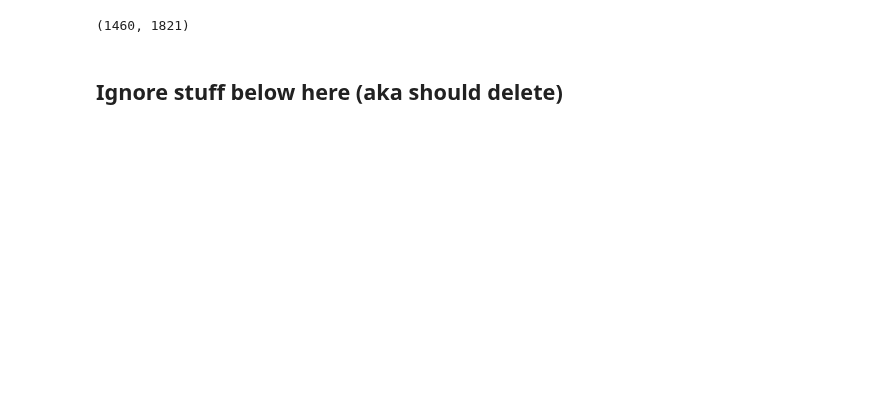
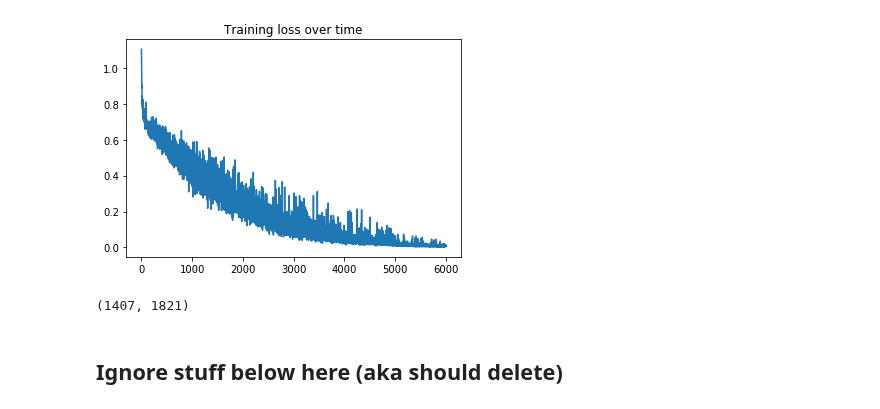
Before and after one commit to emptycrown/cs287-nlp, a Jupyter notebook: hw1/HW1-models.ipynb, the cells around one changed output. Cells and saved outputs as stored; diff of their text form; code cells hidden in the pictures; blank space fills up the shorter version.

```diff
--- a/hw1/HW1-models.ipynb
+++ b/hw1/HW1-models.ipynb
@@ -70,0 +100,3 @@ Iteration 4900, loss: 0.087358
+# %%
+trainer.train(train_iter, num_iter=1000)
+# %% [output]
@@ -71,10 +113,14 @@ Iteration 4900, loss: 0.087358
+[figure, added]
 # %%
-model.eval()
+# for i in range(10):
+model_cbow.eval()
+# print
 # evaluator = TextEvaluator(model)
 # evaluator.score(test_iter)
-print(model_eval(model, test, do_binary=False))
+print(model_eval(model_cbow, test, do_binary=False))
+# model.train()
 # %% [output]
-(1460, 1821)
+(1407, 1821)
 # %%
 def model_eval2(model, test, test_iter=None, do_binary=False):
     if test_iter is None:
```
Also changed, not shown: parts of 8 cells of this notebook, 3 other files.
